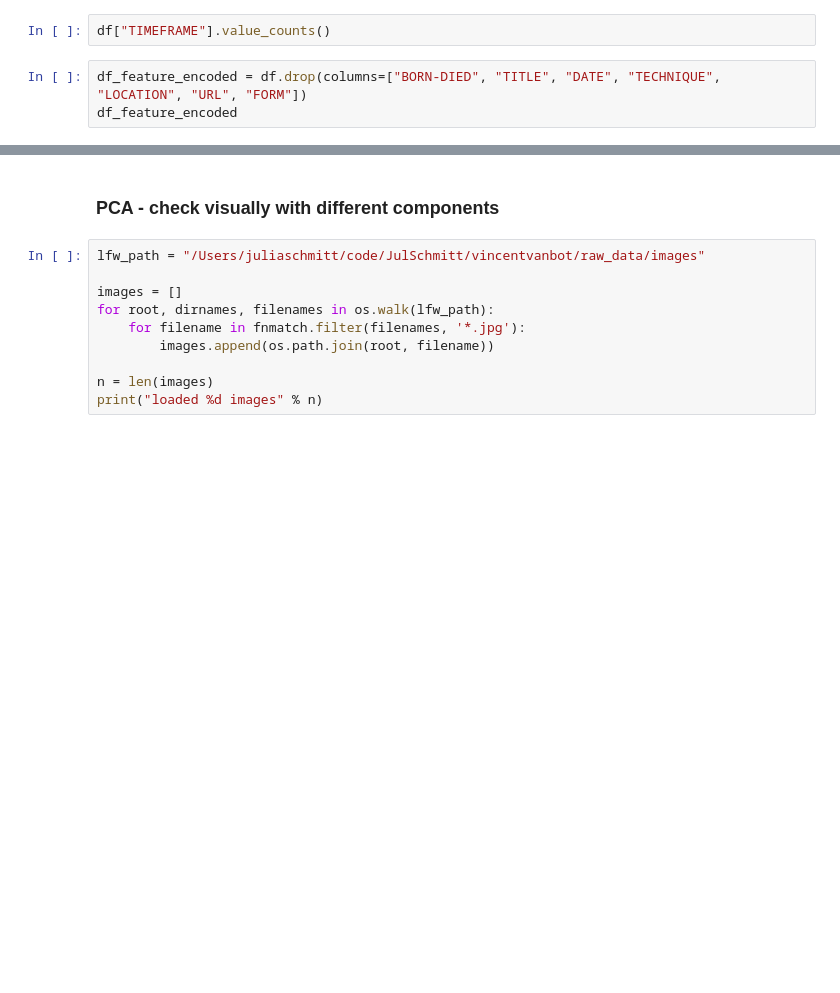
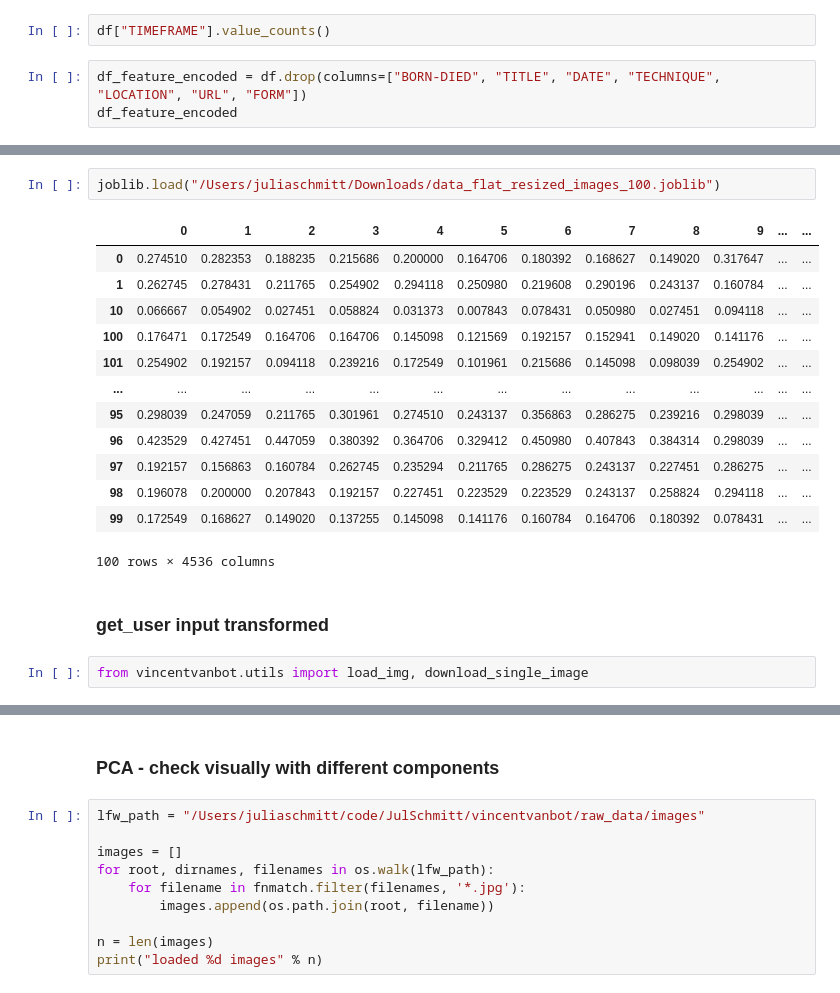
Before and after one commit to seve-26/vincentvanbot, a Jupyter notebook: notebooks/data-retrieval/wga-dataset-julia.ipynb, the cells around one changed output, grey strips where cells are left out. Drawn from its saved outputs; the diff is of its cells as text; blank space fills up the shorter version.

```diff
--- a/notebooks/data-retrieval/wga-dataset-julia.ipynb
+++ b/notebooks/data-retrieval/wga-dataset-julia.ipynb
@@ -165,0 +198,20 @@ df_closest_images
+# %%
+joblib.load("/Users/juliaschmitt/Downloads/data_flat_resized_images_100.joblib")
+# %% [output]
+|  | 0 | 1 | 2 | 3 | 4 | 5 | 6 | 7 | 8 | 9 | ... | ... |
+| 0 | 0.274510 | 0.282353 | 0.188235 | 0.215686 | 0.200000 | 0.164706 | 0.180392 | 0.168627 | 0.149020 | 0.317647 | ... | ... |
+| 1 | 0.262745 | 0.278431 | 0.211765 | 0.254902 | 0.294118 | 0.250980 | 0.219608 | 0.290196 | 0.243137 | 0.160784 | ... | ... |
+| 10 | 0.066667 | 0.054902 | 0.027451 | 0.058824 | 0.031373 | 0.007843 | 0.078431 | 0.050980 | 0.027451 | 0.094118 | ... | ... |
+| 100 | 0.176471 | 0.172549 | 0.164706 | 0.164706 | 0.145098 | 0.121569 | 0.192157 | 0.152941 | 0.149020 | 0.141176 | ... | ... |
+| 101 | 0.254902 | 0.192157 | 0.094118 | 0.239216 | 0.172549 | 0.101961 | 0.215686 | 0.145098 | 0.098039 | 0.254902 | ... | ... |
+| ... | ... | ... | ... | ... | ... | ... | ... | ... | ... | ... | ... | ... |
+| 95 | 0.298039 | 0.247059 | 0.211765 | 0.301961 | 0.274510 | 0.243137 | 0.356863 | 0.286275 | 0.239216 | 0.298039 | ... | ... |
+| 96 | 0.423529 | 0.427451 | 0.447059 | 0.380392 | 0.364706 | 0.329412 | 0.450980 | 0.407843 | 0.384314 | 0.298039 | ... | ... |
+| 97 | 0.192157 | 0.156863 | 0.160784 | 0.262745 | 0.235294 | 0.211765 | 0.286275 | 0.243137 | 0.227451 | 0.286275 | ... | ... |
+| 98 | 0.196078 | 0.200000 | 0.207843 | 0.192157 | 0.227451 | 0.223529 | 0.223529 | 0.243137 | 0.258824 | 0.294118 | ... | ... |
+| 99 | 0.172549 | 0.168627 | 0.149020 | 0.137255 | 0.145098 | 0.141176 | 0.160784 | 0.164706 | 0.180392 | 0.078431 | ... | ... |
+100 rows × 4536 columns
+# %% [markdown]
+### get_user input transformed
+# %%
+from vincentvanbot.utils import load_img, download_single_image
```
Also changed, not shown: parts of 32 cells of this notebook, 3 other files.
